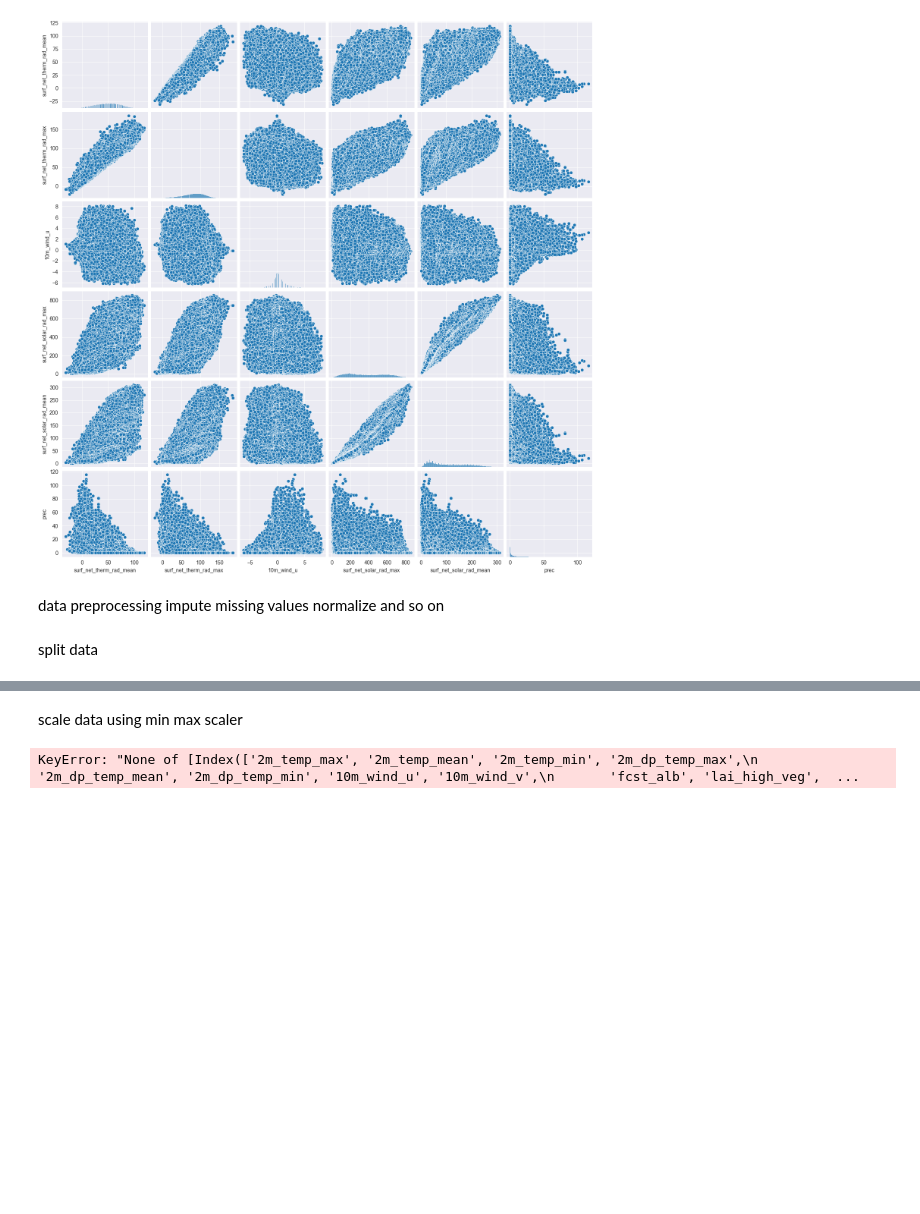
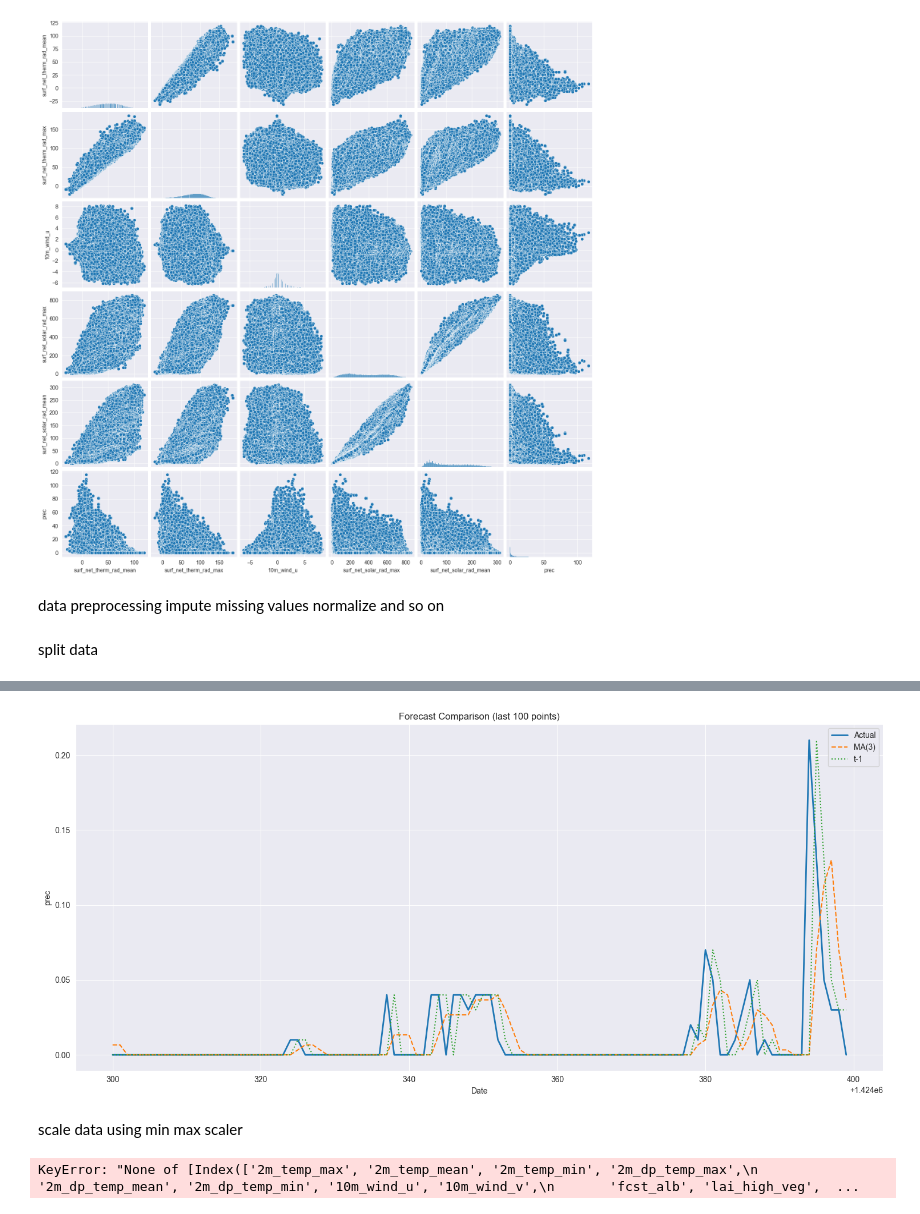
Before and after one commit to danielpuehringer/Assignment-2_Intro-comp-sust_climate-forecasting, a Jupyter notebook: data/preprocessing.ipynb, the cells around one changed output, grey strips where cells are left out. Saved outputs shown, nothing was run; the diff lists cells and outputs as text; code cells hidden in the pictures; blank space fills up the shorter version.

```diff
--- a/data/preprocessing.ipynb
+++ b/data/preprocessing.ipynb
@@ -262,3 +303,26 @@ plt.show()
+# %%
+zoom = 100  # show last 100 time stamps
+
+plt.figure(figsize=(15, 7))
+
+# Actual
+plt.plot(dates_test_ma[-zoom:], y_test[-zoom:], label="Actual", linewidth=2)
+
+# MA forecast
+plt.plot(dates_test_ma[-zoom:], y_pred[-zoom:], label=f"MA({n})", linestyle="--")
+
+# t-1 forecast
+plt.plot(dates_test_lag[-zoom:], y_pred_lag[-zoom:], label="t-1", linestyle=":")
+
+plt.title(f"Forecast Comparison (last {zoom} points)")
+plt.xlabel("Date")
+plt.ylabel("prec")
+plt.legend()
+plt.grid(True)
+plt.tight_layout()
+plt.show()
+# %% [output]
+[figure, added]
 # %% [markdown]
 scale data using min max scaler
 # %%
```
Also changed, not shown: parts of 8 cells of this notebook.
